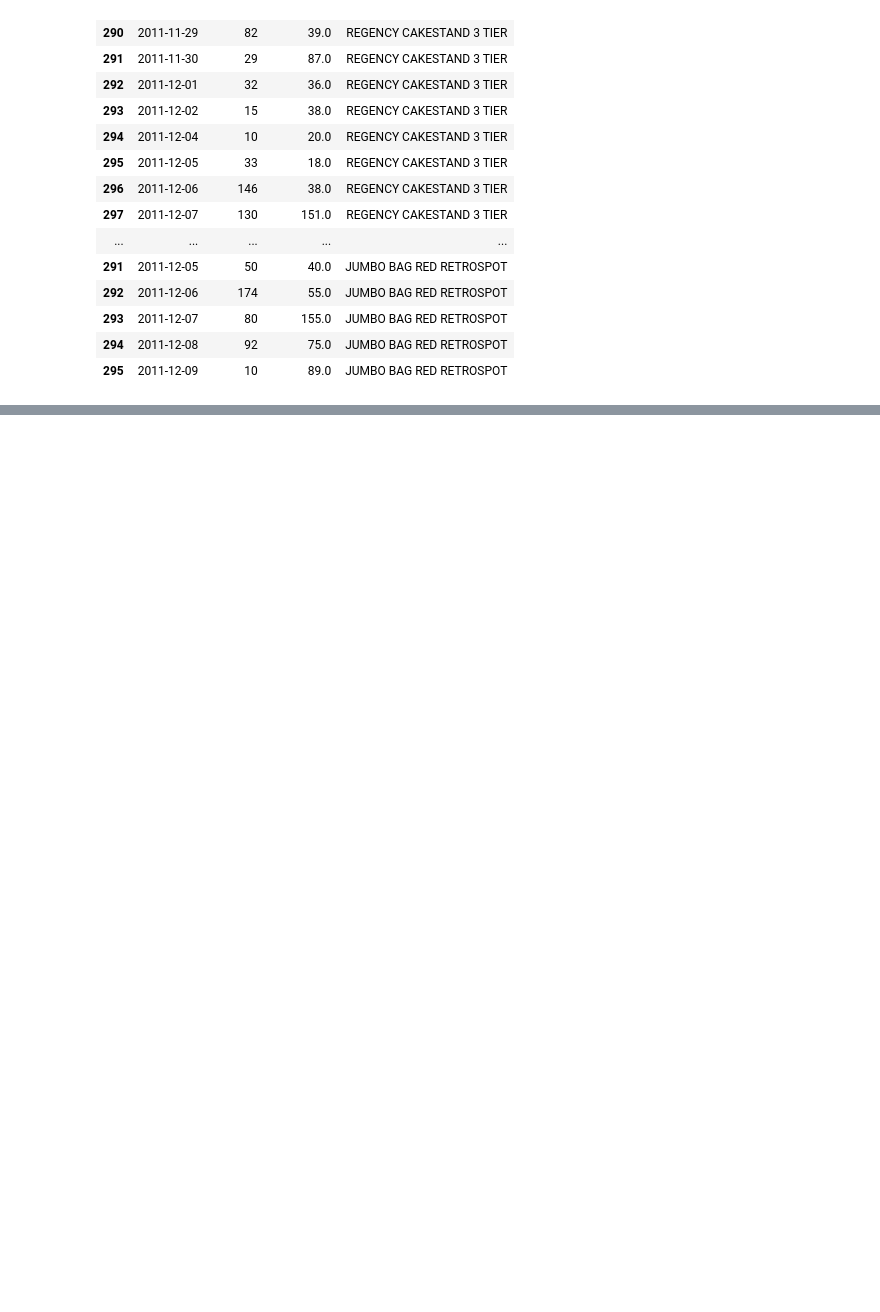
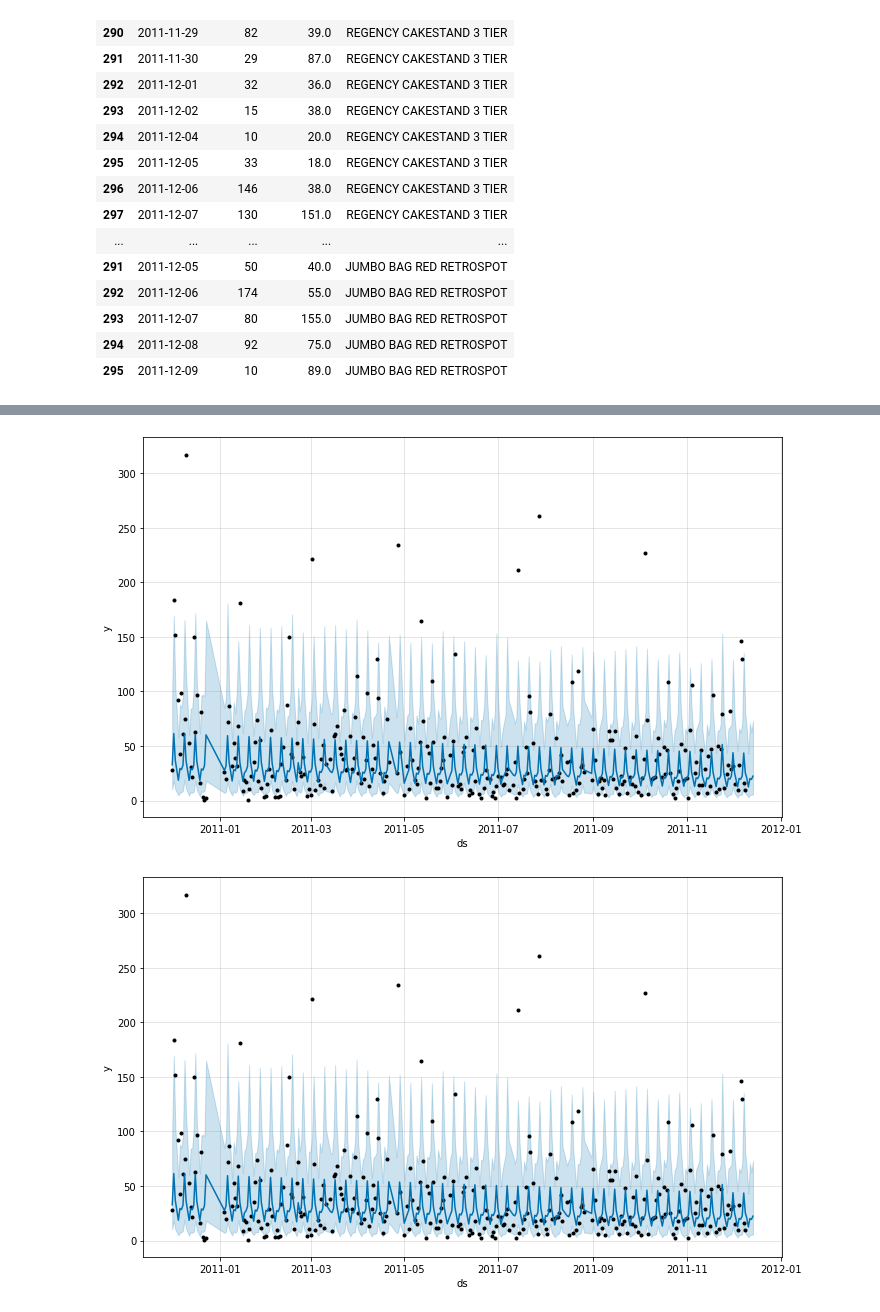
Before and after one commit to sheetalbongale/Retail-Time-Series-Analysis-and-Forecasting, a Jupyter notebook: notebooks/3_Modeling_and_Forecasting.ipynb, the cells around one changed output, grey strips where cells are left out. Cells and saved outputs as stored; diff of their text form; code cells hidden in the pictures; blank space fills up the shorter version.

```diff
--- a/notebooks/3_Modeling_and_Forecasting.ipynb
+++ b/notebooks/3_Modeling_and_Forecasting.ipynb
@@ -1557,0 +1587,16 @@ new_df.to_csv("../data/results.csv")
+# %%
+from scipy.special import inv_boxcox
+forecast_df = pd.DataFrame()
+forecast_df['ds'] = forecast['ds']
+forecast_df[['yhat','yhat_upper','yhat_lower']] = forecast[['yhat','yhat_upper','yhat_lower']].apply(lambda x: inv_boxcox(x, lam))
+
+model.history['y_t'] = model.history['y']
+model.history['y'] = model.history['y_orig']
+
+df1p['y_t'] = df1p['y']
+df1p['y'] = df1p['y_orig']
+# %%
+model.plot(forecast_df)
+# %% [output]
+[figure, added]
+[figure, added]
```
Also changed, not shown: parts of 60 cells of this notebook, 1 other file.
